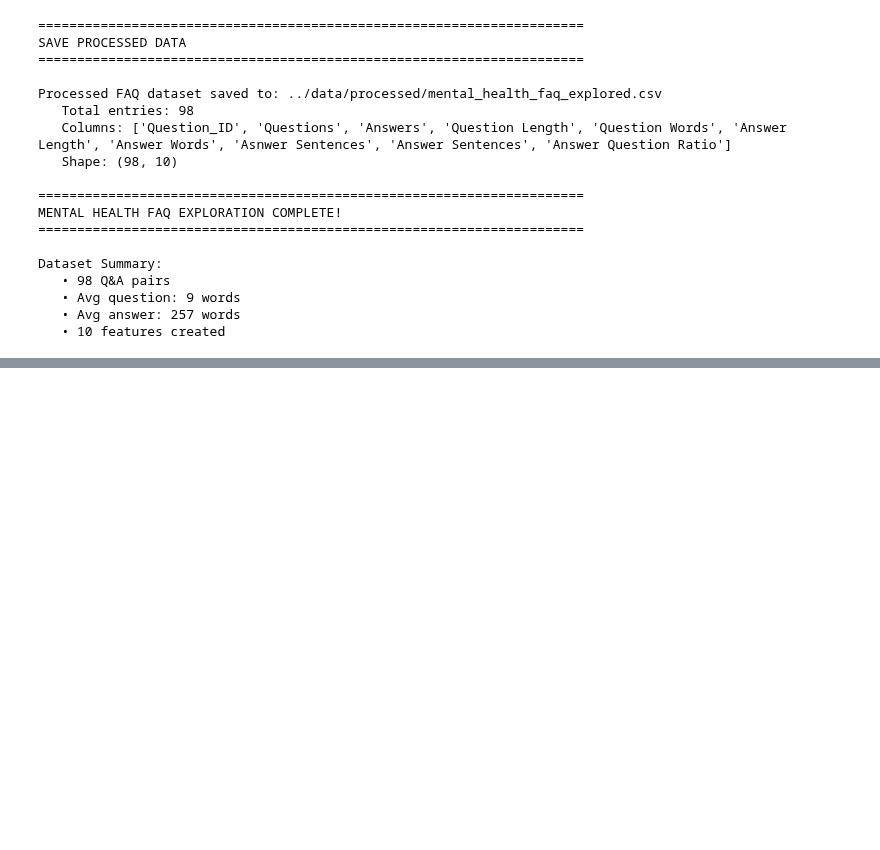
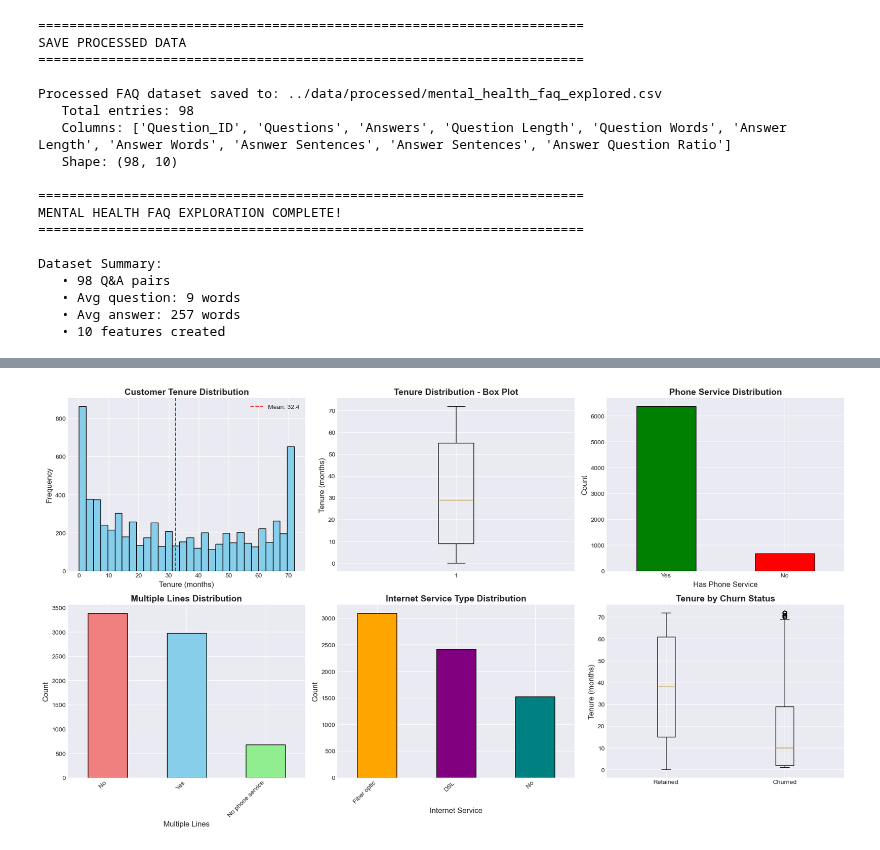
Before and after one commit to HoodaVishal/Intelligent-Customer-Support-System, a Jupyter notebook: notebooks/01_Data_Exploration.ipynb, the cells around one changed output, grey strips where cells are left out. Saved outputs shown, nothing was run; the diff lists cells and outputs as text; code cells hidden in the pictures; blank space fills up the shorter version.

```diff
--- a/notebooks/01_Data_Exploration.ipynb
+++ b/notebooks/01_Data_Exploration.ipynb
@@ -3339,0 +3668,77 @@ Dataset Summary:
+# %%
+# Service Usage Analysis
+print("\n" + "=" * 70)
+print("SERVICE USAGE ANALYSIS")
+print("=" * 70 + "\n")
+
+# Tenure analysis
+print("TENURE STATISTICS (Months):")
+print(churn['tenure'].describe())
+print()
+
+# Phone Service
+print("PHONE SERVICE:")
+phone_counts = churn['PhoneService'].value_counts()
+print(phone_counts)
+print()
+
+# Multiple Lines
+print("MULTIPLE LINES:")
+lines_counts = churn['MultipleLines'].value_counts()
+print(lines_counts)
+print()
+
+# Internet Service
+print("INTERNET SERVICE TYPE:")
+internet_counts = churn['InternetService'].value_counts()
+print(internet_counts)
+for service, count in internet_counts.items():
+    pct = (count / len(churn)) * 100
+    print(f"{service}: {pct:.1f}%")
+
+# Visualizations
+fig, axes = plt.subplots(2, 3, figsize = (18, 10))
+
+# Tenure distribution
+axes[0, 0].hist(churn['tenure'], bins = 30, color = 'skyblue', edgecolor = 'black')
+axes[0, 0].set_title('Customer Tenure Distribution', fontsize = 14, fontweight = 'bold')
+axes[0, 0].set_xlabel('Tenure (months)', fontsize = 12)
+axes[0, 0].set_ylabel('Frequency', fontsize = 12)
+axes[0, 0].axvline(churn['tenure'].mean(), color = 'red', linestyle='--', label = f"Mean: {churn['tenure'].mean():.1f}")
+axes[0, 0].legend()
+
+# Tenure box plot
+axes[0, 1].boxplot(churn['tenure'])
+axes[0, 1].set_title('Tenure Distribution - Box Plot', fontsize = 14, fontweight = 'bold')
+axes[0, 1].set_ylabel('Tenure (months)', fontsize = 12)
+
+# Phone Service
+phone_counts.plot(kind = 'bar', ax = axes[0, 2], color = ['green', 'red'], edgecolor = 'black')
+axes[0, 2].set_title('Phone Service Distribution', fontsize = 14, fontweight = 'bold')
+axes[0, 2].set_xlabel('Has Phone Service', fontsize = 12)
+axes[0, 2].set_ylabel('Count', fontsize = 12)
+axes[0, 2].set_xticklabels(axes[0, 2].get_xticklabels(), rotation = 0)
+
+# Multiple Lines
+lines_counts.plot(kind = 'bar', ax = axes[1, 0], color = ['lightcoral', 'skyblue', 'lightgreen'], edgecolor = 'black')
+axes[1, 0].set_title('Multiple Lines Distribution', fontsize = 14, fontweight = 'bold')
+axes[1, 0].set_xlabel('Multiple Lines', fontsize = 12)
+axes[1, 0].set_ylabel('Count', fontsize = 12)
+axes[1, 0].set_xticklabels(axes[1, 0].get_xticklabels(), rotation = 45, ha = 'right')
+
+# Internet Service
+internet_counts.plot(kind = 'bar', ax = axes[1, 1], color = ['orange', 'purple', 'teal'], edgecolor = 'black')
+axes[1, 1].set_title('Internet Service Type Distribution', fontsize = 14, fontweight = 'bold')
+axes[1, 1].set_xlabel('Internet Service', fontsize = 12)
+axes[1, 1].set_ylabel('Count', fontsize = 12)
+axes[1, 1].set_xticklabels(axes[1, 1].get_xticklabels(), rotation = 45, ha = 'right')
+
+# Tenure by Churn
+axes[1, 2].boxplot([churn[churn['Churn'] == 'No']['tenure'], churn[churn['Churn'] == 'Yes']['tenure']],
+                    labels = ['Retained', 'Churned'])
+axes[1, 2].set_title('Tenure by Churn Status', fontsize = 14, fontweight = 'bold')
+axes[1, 2].set_ylabel('Tenure (months)', fontsize = 12)
+
+plt.tight_layout()
+plt.show()
+# %% [output]
@@ -3339,0 +3762 @@ Dataset Summary:
+[figure, added]
```
Also changed, not shown: parts of 11 cells of this notebook.
